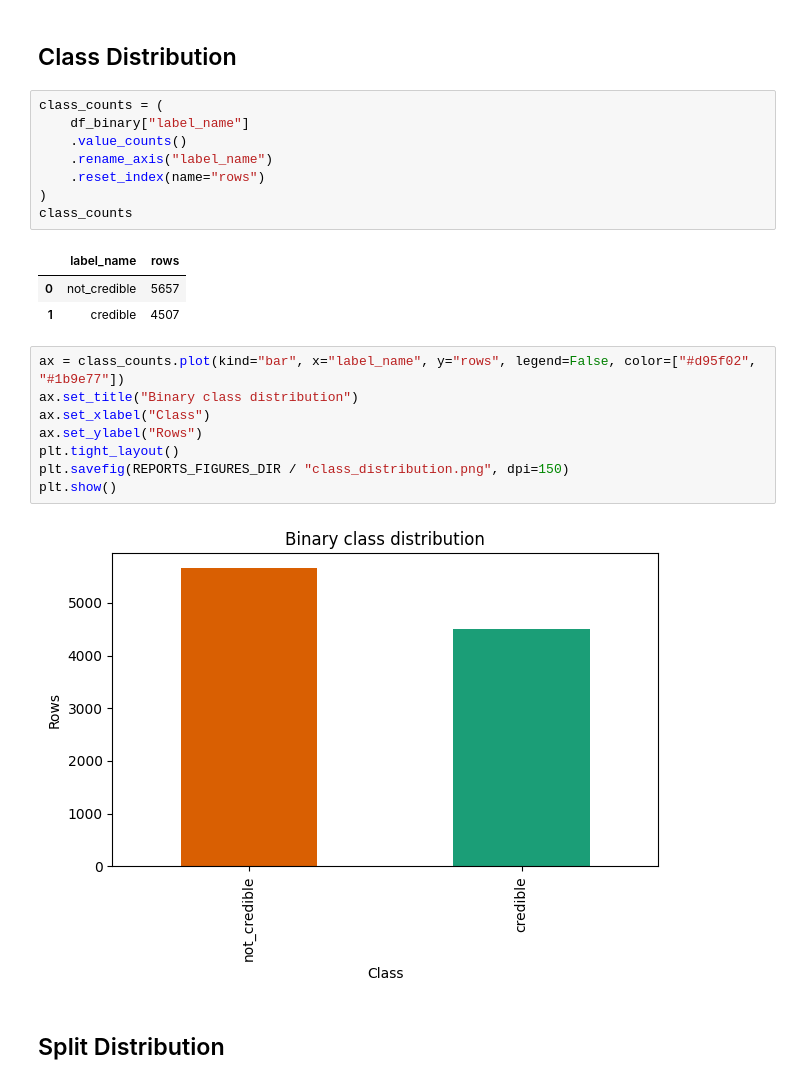
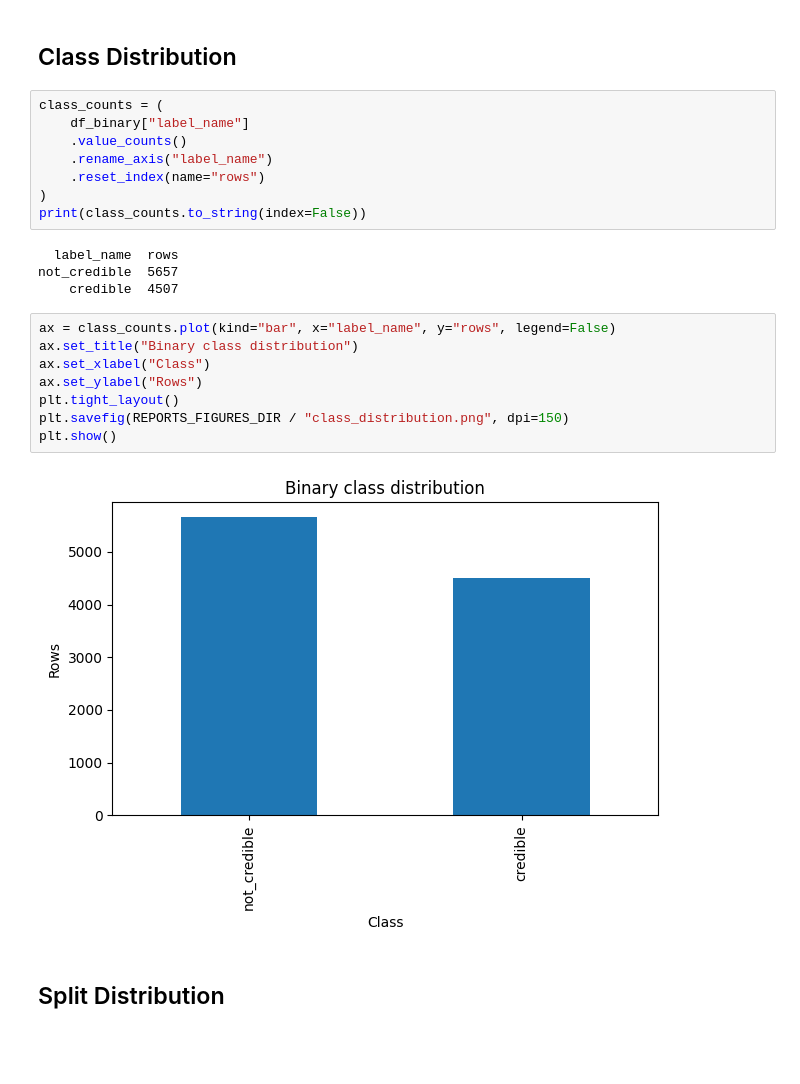
Before and after one commit to greyish-pelagia/news-credibility, a Jupyter notebook: data_exploration.ipynb, the cells around one changed output. Cells and saved outputs as stored; diff of their text form; blank space fills up the shorter version.

```diff
--- a/data_exploration.ipynb
+++ b/data_exploration.ipynb
@@ -157,21 +164,21 @@ class_counts = (
     .rename_axis("label_name")
     .reset_index(name="rows")
 )
-class_counts
+print(class_counts.to_string(index=False))
 # %% [output]
-|  | label_name | rows |
-| 0 | not_credible | 5657 |
-| 1 | credible | 4507 |
+  label_name  rows
+not_credible  5657
+    credible  4507
 # %%
-ax = class_counts.plot(kind="bar", x="label_name", y="rows", legend=False, color=["#d95f02", "#1b9e77"])
+ax = class_counts.plot(kind="bar", x="label_name", y="rows", legend=False)
 ax.set_title("Binary class distribution")
 ax.set_xlabel("Class")
 ax.set_ylabel("Rows")
 plt.tight_layout()
 plt.savefig(REPORTS_FIGURES_DIR / "class_distribution.png", dpi=150)
 plt.show()
 # %% [output]
-[figure, old version]
+[figure, new version]
 # %% [markdown]
 ## Split Distribution
 # %%
```
Also changed, not shown: parts of 14 cells of this notebook.
